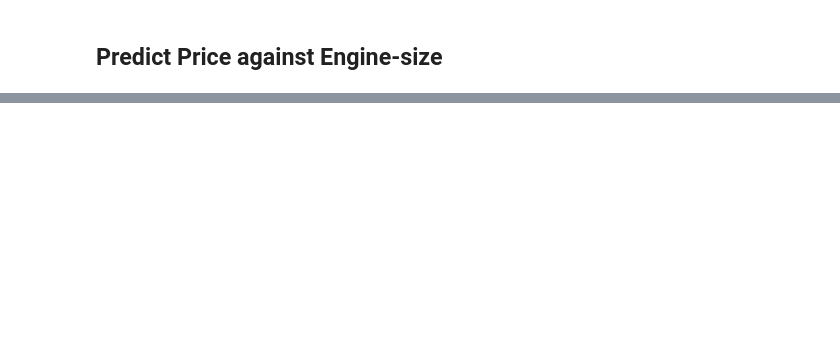
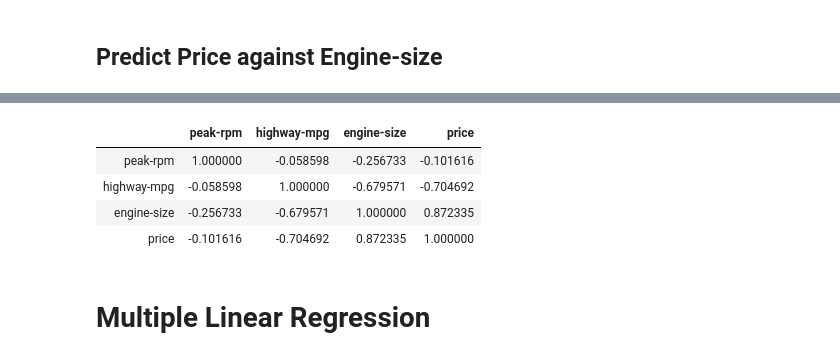
Before and after one commit to sdman135/Cars-project, a Jupyter notebook: Untitled.ipynb, the cells around one changed output, grey strips where cells are left out. Drawn from its saved outputs; the diff is of its cells as text; code cells hidden in the pictures; blank space fills up the shorter version.

```diff
--- a/Untitled.ipynb
+++ b/Untitled.ipynb
@@ -102,0 +124,10 @@ array([16236.50464347, 16236.50464347, 17058.23802179, 13771.3045085 ,
+# %%
+df[["peak-rpm","highway-mpg","engine-size","price"]].corr()
+# %% [output]
+|  | peak-rpm | highway-mpg | engine-size | price |
+| peak-rpm | 1.000000 | -0.058598 | -0.256733 | -0.101616 |
+| highway-mpg | -0.058598 | 1.000000 | -0.679571 | -0.704692 |
+| engine-size | -0.256733 | -0.679571 | 1.000000 | 0.872335 |
+| price | -0.101616 | -0.704692 | 0.872335 | 1.000000 |
+# %% [markdown]
+# Multiple Linear Regression
```
Also changed, not shown: parts of 8 cells of this notebook.
